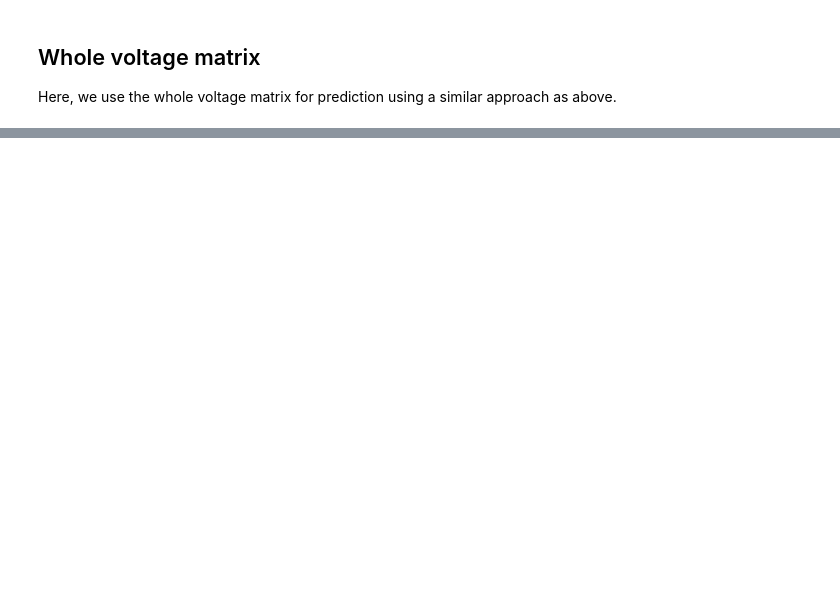
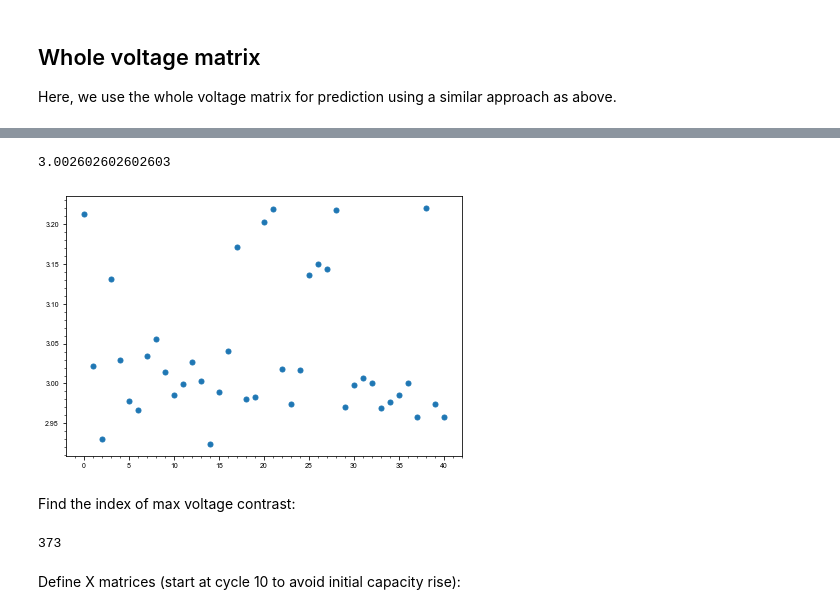
Before and after one commit to petermattia/revisit-severson-et-al, a Jupyter notebook: revisit-severson-et-al.ipynb, the cells around one changed output, grey strips where cells are left out. Cells and saved outputs as stored; diff of their text form; code cells hidden in the pictures; blank space fills up the shorter version.

```diff
--- a/revisit-severson-et-al.ipynb
+++ b/revisit-severson-et-al.ipynb
@@ -1480,0 +1524,20 @@ for k, model_name in enumerate(models):
+# %%
+V_max_contrast_indices = np.argmin(DeltaQ_100_minus_10_train, axis=1)
+V_max_contrast = Vdlin[V_max_contrast_indices]
+
+plt.plot(V_max_contrast, 'o')
+
+median_V_max_contrast = np.median(V_max_contrast)
+median_V_max_contrast
+# %% [output]
+3.002602602602603
+[figure, added]
+# %% [markdown]
+Find the index of max voltage contrast:
+# %%
+V_max_contrast_idx = np.where(Vdlin == median_V_max_contrast)[0][0]
+V_max_contrast_idx
+# %% [output]
+373
+# %% [markdown]
+Define X matrices (start at cycle 10 to avoid initial capacity rise):
```
Also changed, not shown: parts of 65 cells of this notebook, 7 other files.
